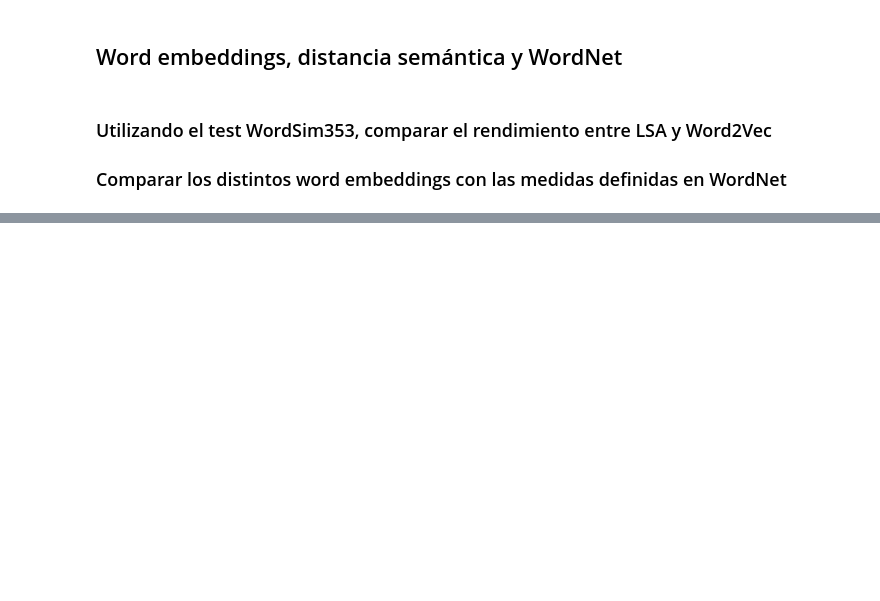
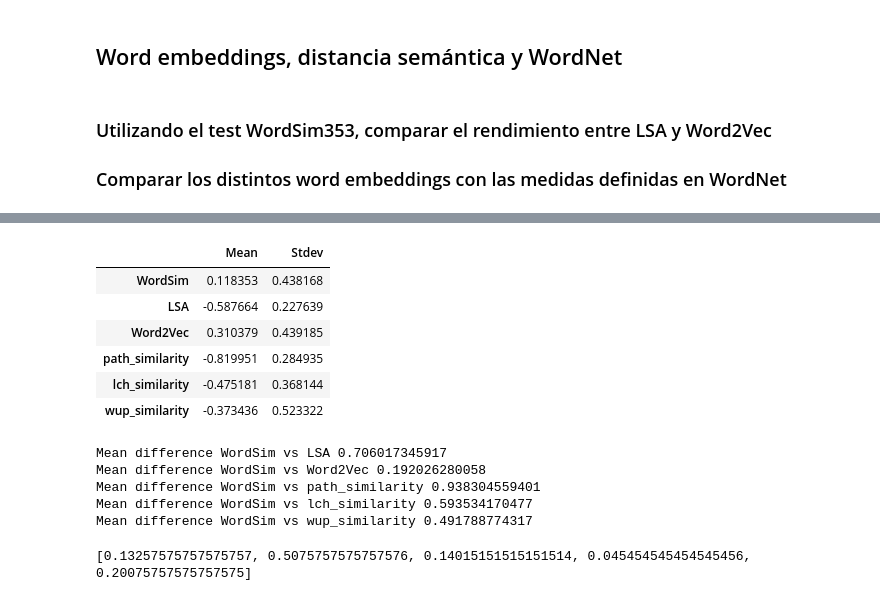
Before and after one commit to santiago-mb/data-science, a Jupyter notebook: wip/tp6/tp6.ipynb, the cells around one changed output, grey strips where cells are left out. Saved outputs shown, nothing was run; the diff lists cells and outputs as text; code cells hidden in the pictures; blank space fills up the shorter version.

```diff
--- a/wip/tp6/tp6.ipynb
+++ b/wip/tp6/tp6.ipynb
@@ -417,0 +377,43 @@ display(dfMeasures)
+# %%
+columnNames = ['Mean', 'Stdev']
+dfMeasures = pd.DataFrame(columns = columnNames)
+
+for name in columnWordEmbeddingsNames:
+    dfMeasures = dfMeasures.append((pd.Series( \
+        { \
+             columnNames[0]: df[name].mean(), \
+             columnNames[1]: df[name].std(), \
+        })).rename(name))
+
+display(dfMeasures)
+# %% [output]
+|  | Mean | Stdev |
+| WordSim | 0.118353 | 0.438168 |
+| LSA | -0.587664 | 0.227639 |
+| Word2Vec | 0.310379 | 0.439185 |
+| path_similarity | -0.819951 | 0.284935 |
+| lch_similarity | -0.475181 | 0.368144 |
+| wup_similarity | -0.373436 | 0.523322 |
+# %%
+for index, row in dfMeasures.iterrows():
+    name = columnWordEmbeddingsNames[0]
+    if index != name:
+        print 'Mean difference', name, 'vs', index, math.fabs(row[columnNames[0]] - dfMeasures[columnNames[0]][0])
+# %% [output]
+Mean difference WordSim vs LSA 0.706017345917
+Mean difference WordSim vs Word2Vec 0.192026280058
+Mean difference WordSim vs path_similarity 0.938304559401
+Mean difference WordSim vs lch_similarity 0.593534170477
+Mean difference WordSim vs wup_similarity 0.491788774317
+# %%
+idx_diff = 6
+counts = [0, 0, 0, 0, 0]
+for _, row in df.iterrows():
+    minimum_idx = [i - idx_diff for i in xrange(idx_diff, len(row)) if row[i] == min(row[-5:])]
+    for i in minimum_idx:
+        counts[i] += 1
+
+counts = map(lambda x: x / float(len(df)), counts)
+print counts
+# %% [output]
+[0.13257575757575757, 0.5075757575757576, 0.14015151515151514, 0.045454545454545456, 0.20075757575757575]
```
Also changed, not shown: parts of 6 cells of this notebook.
